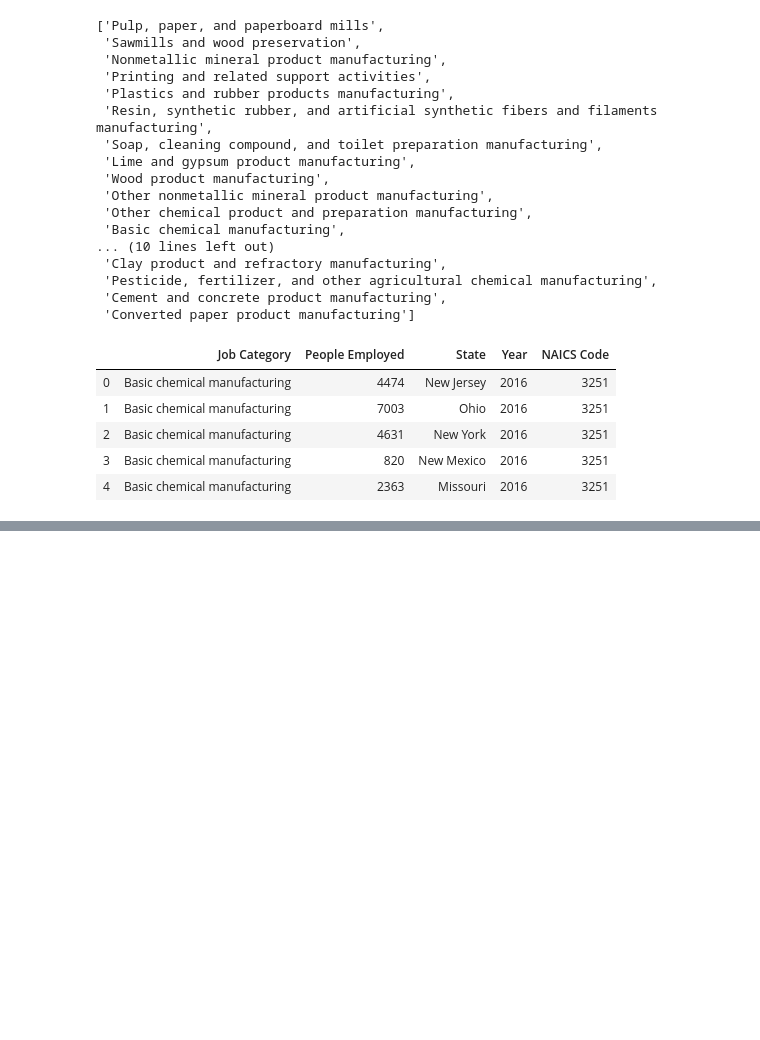
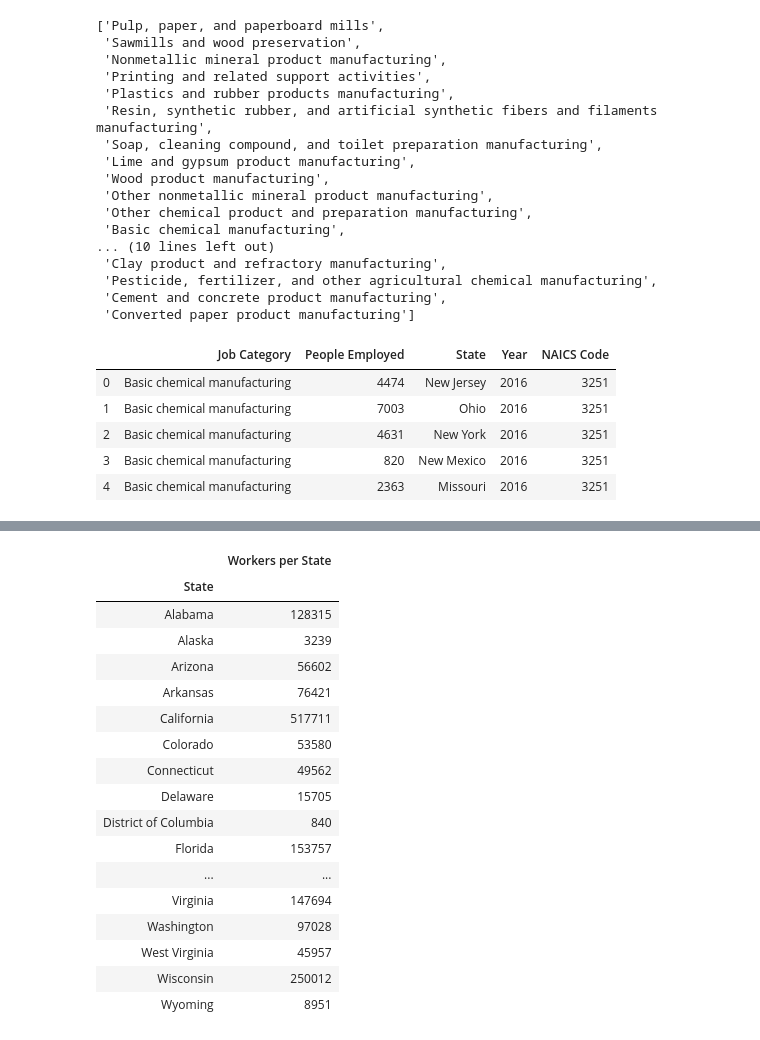
Before and after one commit to settinge/Cancer-and-Nonbiological-Variables, a Jupyter notebook: Test.ipynb, the cells around one changed output, grey strips where cells are left out. Saved outputs shown, nothing was run; the diff lists cells and outputs as text; code cells hidden in the pictures; blank space fills up the shorter version.

```diff
--- a/Test.ipynb
+++ b/Test.ipynb
@@ -74,3 +83,5 @@ manufact_edited.head()
+# %%
+manufact_edited["People Employed"]= pd.to_numeric(manufact_edited["People Employed"])
 # %%
 manufact_edited.count()
 # %% [output]
@@ -140,0 +149,25 @@ TypeError: f() takes 1 positional argument but 2 were given
+# %%
+total_manufac_worker = manufac_by_industry.groupby(["State"])
+workers_per_state = total_manufac_worker["People Employed"].sum()
+# %%
+Employed_per_State = pd.DataFrame({"Workers per State":workers_per_state})
+Employed_per_State
+# %% [output]
+|  | Workers per State |
+| State |  |
+| Alabama | 128315 |
+| Alaska | 3239 |
+| Arizona | 56602 |
+| Arkansas | 76421 |
+| California | 517711 |
+| Colorado | 53580 |
+| Connecticut | 49562 |
+| Delaware | 15705 |
+| District of Columbia | 840 |
+| Florida | 153757 |
+| ... | ... |
+| Virginia | 147694 |
+| Washington | 97028 |
+| West Virginia | 45957 |
+| Wisconsin | 250012 |
+| Wyoming | 8951 |
```
Also changed, not shown: parts of 6 cells of this notebook, 2 other files.
